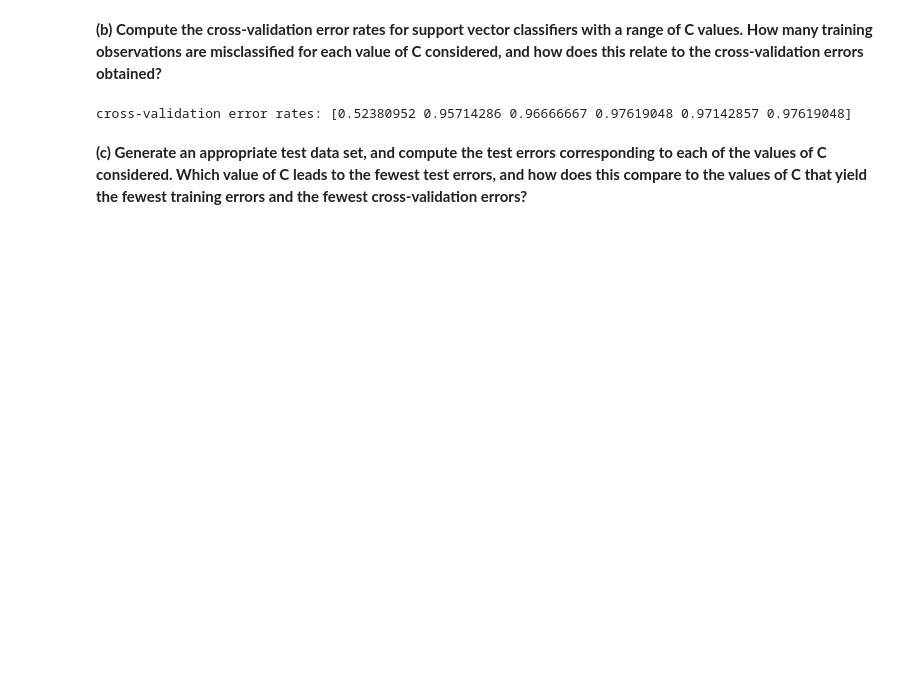
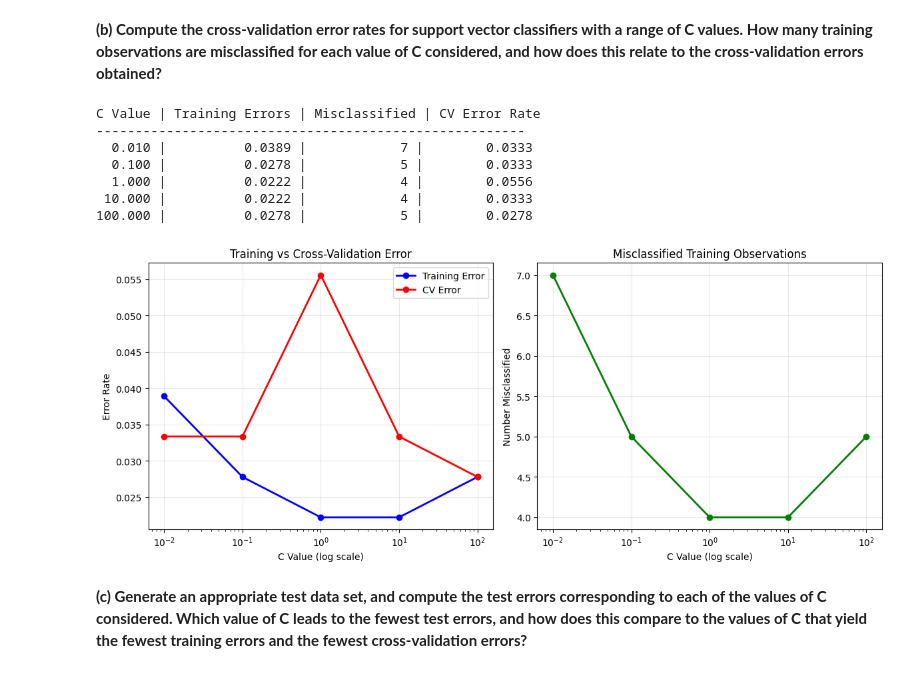
Before and after one commit to WillDBM/DATA-303, a Jupyter notebook: Lab/Armentrout_William_Lab8.ipynb, the cells around one changed output. Saved outputs shown, nothing was run; the diff lists cells and outputs as text; code cells hidden in the pictures; blank space fills up the shorter version.

```diff
--- a/Lab/Armentrout_William_Lab8.ipynb
+++ b/Lab/Armentrout_William_Lab8.ipynb
@@ -42,27 +60,70 @@ plt.show()
 # %% [markdown]
 **(b) Compute the cross-validation error rates for support vector classifiers with a range of C values. How many training observations are misclassified for each value of C considered, and how does this relate to the cross-validation errors obtained?**
 # %%
-# train test split
-X_train, X_test, y_train, y_test = skm.train_test_split(X, y, test_size=0.3, random_state=42, stratify=y)
+X_val, X_test, y_val, y_test = train_test_split(X_temp, y_temp, test_size=0.5, random_state=42)
 
-param_grid = {'C': [0.001, 0.01, 0.1, 1, 10, 100]}
-svm_linear = SVC(kernel='linear', random_state=42)
-kfold = skm.KFold(n_splits=5, shuffle=True, random_state=42)
-grid_linear = skm.GridSearchCV(
-    svm_linear,
-    param_grid,
-    cv=kfold,
-    scoring='accuracy',
-    return_train_score=True
-)
+C_values = [0.01, 0.1, 1, 10, 100]
 
-grid_linear.fit(X_train, y_train)
+cv_errors = []
+training_errors = []
+misclassified_counts = []
 
-# cross-validation error rates
-print(f'cross-validation error rates: {grid_linear.cv_results_[('mean_test_score')]}')
+print("C Value | Training Errors | Misclassified | CV Error Rate")
+print("-------------------------------------------------------")
 
-# misclassified training observations
+for C in C_values:
+    # Create SVM classifier
+    svm = SVC(C=C, kernel='linear', random_state=42)
+
+    # Fit on training data
+    svm.fit(X_train, y_train)
+
+    # Calculate training error
+    y_train_pred = svm.predict(X_train)
+    train_error = 1 - accuracy_score(y_train, y_train_pred)
+    training_errors.append(train_error)
+
+    # Count misclassified training observations
+    misclassified = np.sum(y_train != y_train_pred)
+    misclassified_counts.append(misclassified)
+
+    # Perform cross-validation (5-fold)
+    cv_scores = cross_val_score(svm, X_train, y_train, cv=5, scoring='accuracy')
+    cv_error = 1 - np.mean(cv_scores)
+    cv_errors.append(cv_error)
+
+    print(f"{C:7.3f} | {train_error:15.4f} | {misclassified:12d} | {cv_error:13.4f}")
+
+
+# Plot the results
+plt.figure(figsize=(12, 5))
+
+plt.subplot(1, 2, 1)
+plt.semilogx(C_values, training_errors, 'bo-', label='Training Error', linewidth=2)
+plt.semilogx(C_values, cv_errors, 'ro-', label='CV Error', linewidth=2)
+plt.xlabel('C Value (log scale)')
+plt.ylabel('Error Rate')
+plt.title('Training vs Cross-Validation Error')
+plt.legend()
+plt.grid(True, alpha=0.3)
+
+plt.subplot(1, 2, 2)
+plt.semilogx(C_values, misclassified_counts, 'go-', linewidth=2)
+plt.xlabel('C Value (log scale)')
+plt.ylabel('Number Misclassified')
+plt.title('Misclassified Training Observations')
+plt.grid(True, alpha=0.3)
+
+plt.tight_layout()
+plt.show()
 # %% [output]
-cross-validation error rates: [0.52380952 0.95714286 0.96666667 0.97619048 0.97142857 0.97619048]
+C Value | Training Errors | Misclassified | CV Error Rate
+-------------------------------------------------------
+  0.010 |          0.0389 |            7 |        0.0333
+  0.100 |          0.0278 |            5 |        0.0333
+  1.000 |          0.0222 |            4 |        0.0556
+ 10.000 |          0.0222 |            4 |        0.0333
+100.000 |          0.0278 |            5 |        0.0278
+[figure, added]
 # %% [markdown]
 **(c) Generate an appropriate test data set, and compute the test errors corresponding to each of the values of C considered. Which value of C leads to the fewest test errors, and how does this compare to the values of C that yield the fewest training errors and the fewest cross-validation errors?**
```
Also changed, not shown: parts of 3 cells of this notebook, 1 other file.
